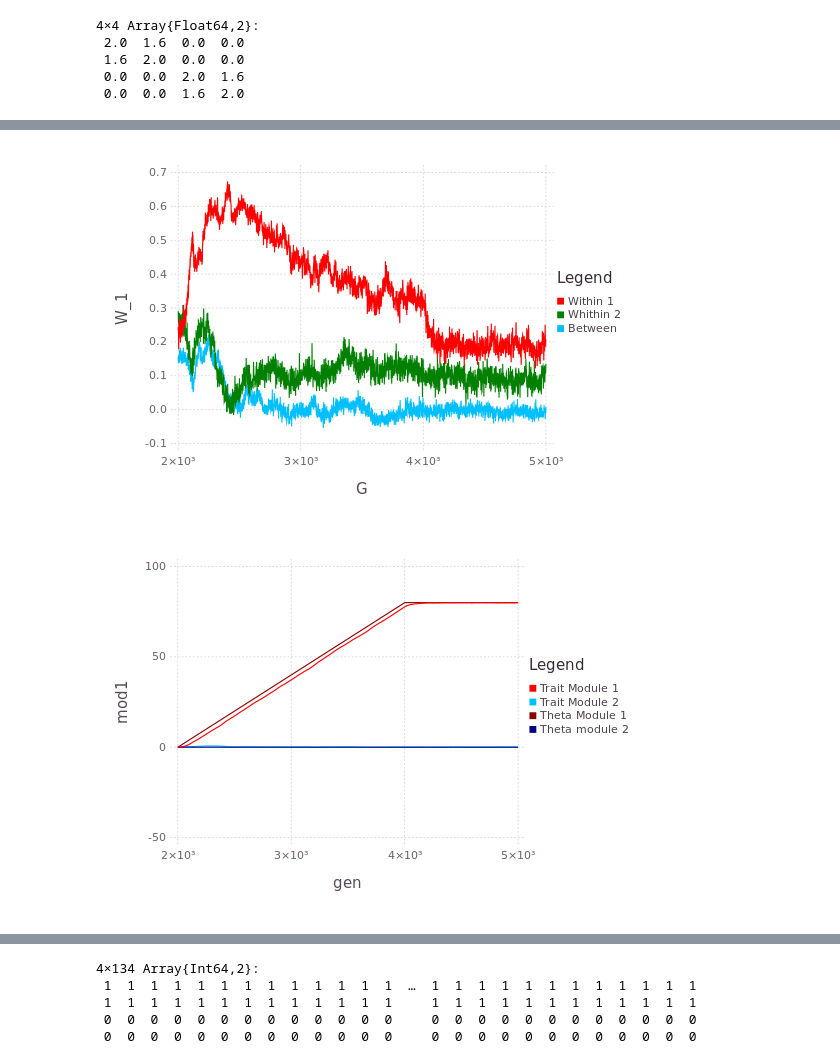
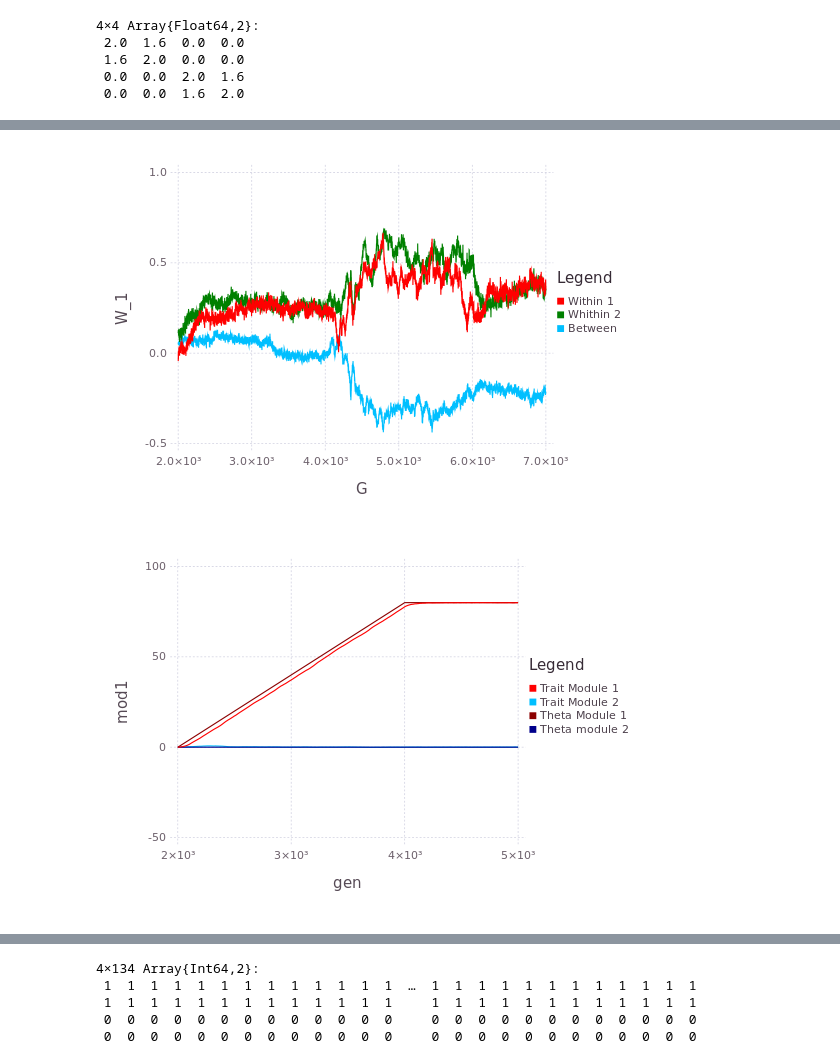
Before and after one commit to diogro/evomod_julia, a Jupyter notebook: evomod_prototype_antagonistic_pleiotropy.ipynb, the cells around one changed output, grey strips where cells are left out. Drawn from its saved outputs; the diff is of its cells as text; code cells hidden in the pictures.

```diff
--- a/evomod_prototype_antagonistic_pleiotropy.ipynb
+++ b/evomod_prototype_antagonistic_pleiotropy.ipynb
@@ -544,8 +548,8 @@ random_pop.moments[end]["corrG"]
+# %%
+plot_corr = plotCorrelations(divergent_pop, 2000)
+# %% [output]
+[figure, added]
 # %%
-plotCorrelations(random_pop, 2000)
+plot_traits = plotTraits(random_pop, 2000)
 # %% [output]
-[figure, old version]
+[figure, new version]
-# %%
-plotTraits(random_pop, 2000)
-# %% [output]
-[figure, removed]
```
Also changed, not shown: parts of 14 cells of this notebook.
